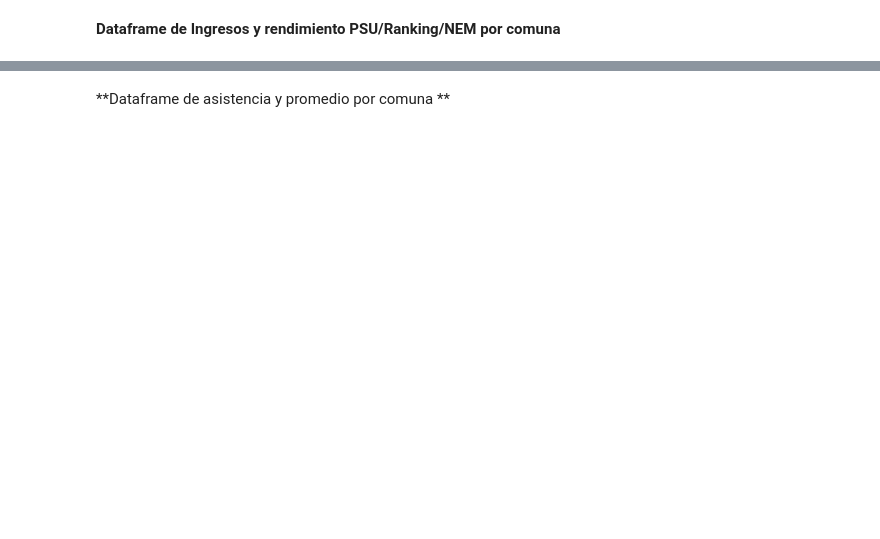
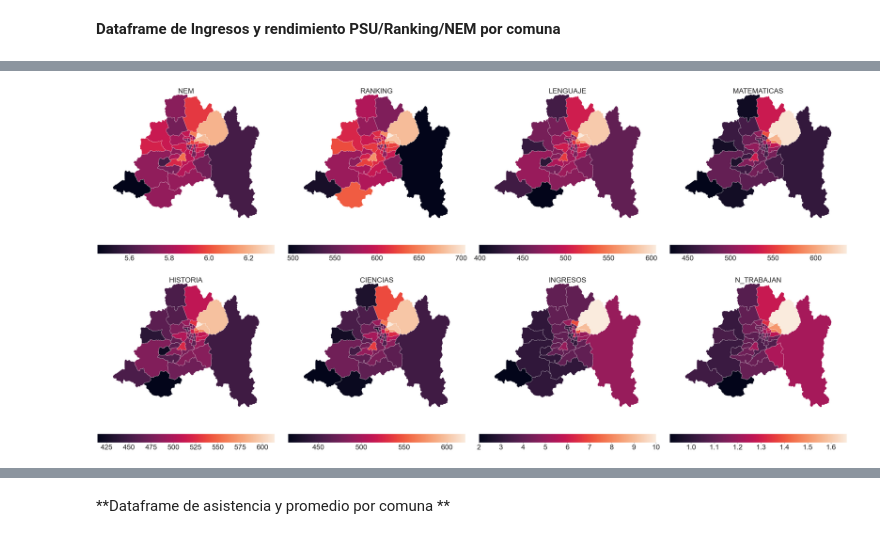
Before and after one commit to cristobalstrange/ProyectoCienciaDatos, a Jupyter notebook: Proyecto-CsDatos-IMT2200.ipynb, the cells around one changed output, grey strips where cells are left out. Cells and saved outputs as stored; diff of their text form; code cells hidden in the pictures; blank space fills up the shorter version.

```diff
--- a/Proyecto-CsDatos-IMT2200.ipynb
+++ b/Proyecto-CsDatos-IMT2200.ipynb
@@ -99,6 +58,7 @@ NameError: name 'x' is not defined
 # %% [markdown]
 **Dataframe de Ingresos y rendimiento PSU/Ranking/NEM por comuna**
 # %%
+#En caso de dar un error, recordar descomprimir Datos.rar
 df_soc = pd.read_csv("Dataframes/Socioeconomico_2022.csv", delimiter=";")
 df_soc = df_soc[["NOMBRE_COMUNA_DOMICILIO","INGRESO_PERCAPITA_GRUPO_FA","CUANTOS_TRABAJAN_GRUPO_FAM","CODIGO_REGION_DOMICILIO"]]
 
@@ -113,9 +73,8 @@ df_soc.INGRESOS = df_soc.INGRESOS.astype("float32")
 df_soc["N_TRABAJAN"] = df_soc["N_TRABAJAN"].replace(16, 0)
 df_soc["N_TRABAJAN"] = df_soc["N_TRABAJAN"].replace(99, np.nan)
 
-df_soc_grande = df_soc.copy(deep=True)
 
-df_soc_median = df_soc.groupby(by="COMUNA").median()
-
-df_soc_median.head()
+df_soc_stats = df_soc.groupby(by="COMUNA").median()
+df_soc_stats["N_TRABAJAN"] = df_soc[["COMUNA","N_TRABAJAN"]].groupby(by="COMUNA").mean()
+df_soc_stats.head()
 # %% [output]
@@ -155,5 +174,3 @@ df_soc.head()
 # %%
-df_todo = df_promedio.merge(df_soc, on="COMUNA")
-df_todo_grande = df_promedio.merge(df_soc_grande, on="COMUNA")
-df_todo_grande.head()
-df_todo_grande.to_csv("Dataframes/promedio_puntajes_pdt.csv", sep=",", index=False)
+df_todo = df_promedio.merge(df_soc_stats, on="COMUNA")
+df_todo.head()
@@ -177,4 +208,5 @@ for i in range(0,6):
 # %%
+comunas = gpd.read_file("Dataframes/COMUNA/COMUNAS_2020.shp").to_crs(4326)
 comunas_rm = comunas[comunas["REGION"] == "Metropolitana de Santiago"].reset_index()
 comunas_rm = comunas_rm[["COMUNA", "geometry"]]
 comunas_rm.COMUNA = comunas_rm.COMUNA.map(lambda x:limpiar(x).upper())
@@ -186,11 +232,22 @@ prom_rm.head()
 # %%
-f, ax = plt.subplots(2,4, figsize=(20,10))
+f, ax = plt.subplots(2,4, figsize=(60,30))
 cols = prom_rm.columns[1:9]
-f.suptitle("POR COMUNA")
+SMALL_SIZE = 40
+MEDIUM_SIZE = 50
+
+plt.rc('font', size=SMALL_SIZE)          # controls default text sizes
+plt.rc('axes', titlesize=SMALL_SIZE)     # fontsize of the axes title
+plt.rc('axes', labelsize=MEDIUM_SIZE)    # fontsize of the x and y labels
+plt.rc('xtick', labelsize=SMALL_SIZE)    # fontsize of the tick labels
+plt.rc('ytick', labelsize=SMALL_SIZE)    # fontsize of the tick labels
+plt.rc('legend', fontsize=SMALL_SIZE)    # legend fontsize
+
+f.tight_layout()
 for i in range(0,2):
     for j in range(0,4):
         ax[i][j].margins(0.0001, 0.0001)
         ax[i][j].set_axis_off()
         ax[i][j].set_title(cols[i*4+j])
-        print(cols[i*4+j])
-        prom_rm.plot(column=cols[i*4+j], legend=True, ax=ax[i][j], legend_kwds={'orientation': "horizontal"})
+        prom_rm.plot(column=cols[i*4+j],legend=True, ax=ax[i][j], legend_kwds={'orientation': "horizontal"})
+# %% [output]
+[figure, added]
```
Also changed, not shown: parts of 26 cells of this notebook, 1 other file.
